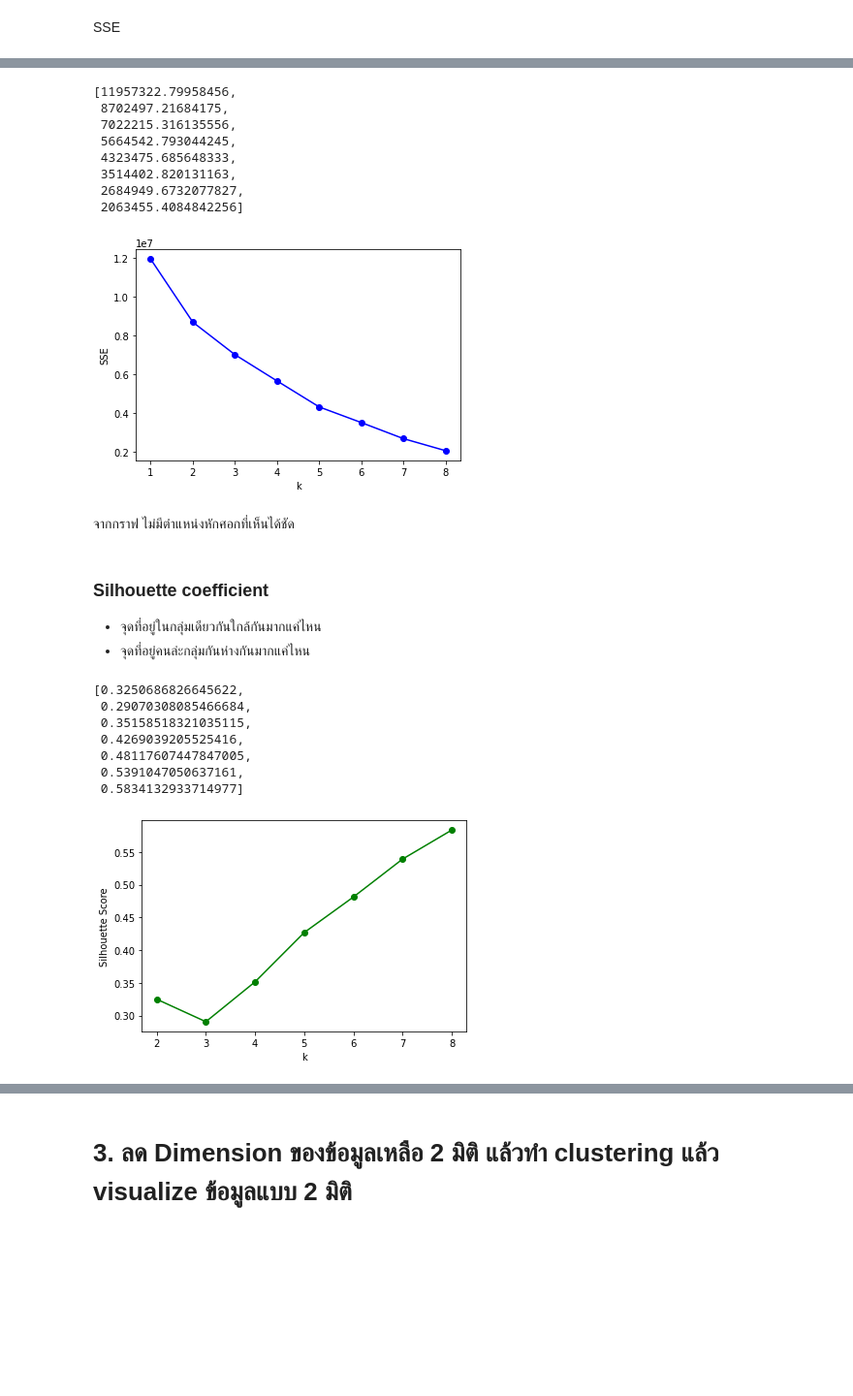
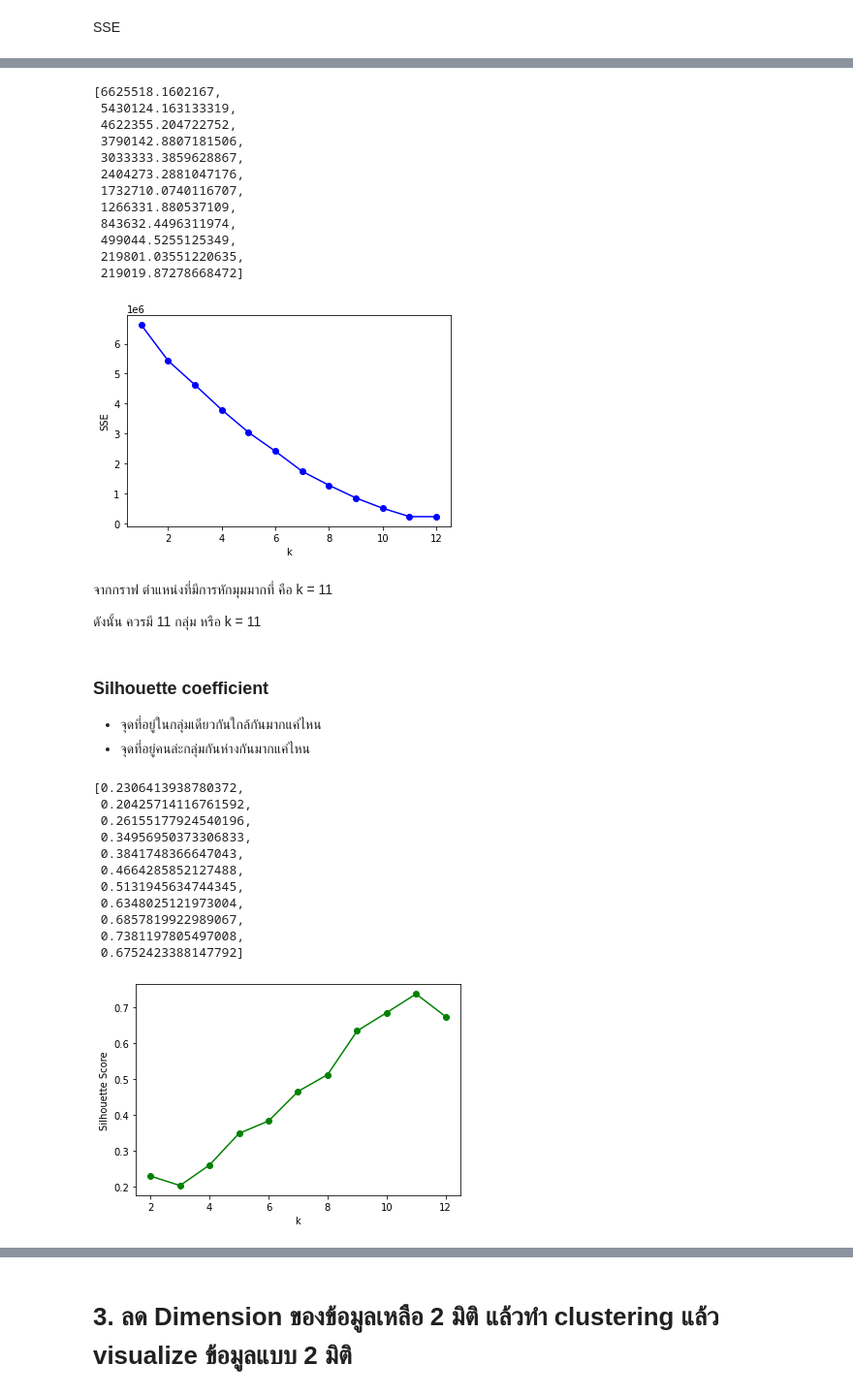
Before and after one commit to jittakorn-ch/multivariate, a Jupyter notebook: Multivariate_Exam.ipynb, the cells around one changed output, grey strips where cells are left out. Shown at 97% size. Saved outputs shown, nothing was run; the diff lists cells and outputs as text; code cells hidden in the pictures; blank space fills up the shorter version.

```diff
--- a/Multivariate_Exam.ipynb
+++ b/Multivariate_Exam.ipynb
@@ -80,0 +89,3 @@ row = 23 column = 21 corrcoef = 1.0
+# %%
+Data_dropped = Data.iloc[:,0:-2]            ### ลบคอลัมน์ 22 กับ 23 ออก
+Data_dropped
@@ -95,7 +120,7 @@ kmeans = KMeans(random_state=1313)        ### กำหนดให้ KMeans
 # %% [markdown]
 ### Fit-tranform
 # %%
-kmeans.fit(Data)          ### คำนวณหา จุด cluster centers ของข้อมูล Data ด้วยวิธี K-means clustering
+kmeans.fit(Data_dropped)          ### คำนวณหา จุด cluster centers ของข้อมูล Data ด้วยวิธี K-means clustering
 # %% [output]
 KMeans(algorithm='auto', copy_x=True, init='k-means++', max_iter=300,
        n_clusters=8, n_init=10, n_jobs=None, precompute_distances='auto',
@@ -157,29 +184,35 @@ kmeans.inertia_                      ### SSE (Sum of Squared Errors)
 # %%
 SSE = list()                            ### หา SSE ของแต่ล่ะกลุ่ม
-for k in [1,2,3,4,5,6,7,8]:
+for k in [1,2,3,4,5,6,7,8,9,10,11,12]:
   kmeans = KMeans(n_clusters=k, random_state=1313)
-  kmeans.fit(Data)
+  kmeans.fit(Data_dropped)
   SSE.append(kmeans.inertia_)
 # %%
 SSE              ### ค่า SSE ของแต่ล่ะกลุ่ม
 # %% [output]
-[11957322.79958456,
- 8702497.21684175,
- 7022215.316135556,
- 5664542.793044245,
- 4323475.685648333,
- 3514402.820131163,
- 2684949.6732077827,
- 2063455.4084842256]
+[6625518.1602167,
+ 5430124.163133319,
+ 4622355.204722752,
+ 3790142.8807181506,
+ 3033333.3859628867,
+ 2404273.2881047176,
+ 1732710.0740116707,
+ 1266331.880537109,
+ 843632.4496311974,
+ 499044.5255125349,
+ 219801.03551220635,
+ 219019.87278668472]
 # %%
-plt.plot([1,2,3,4,5,6,7,8],SSE,'o-b')              ### พล็อตกราฟ k กับ SSE
+plt.plot([1,2,3,4,5,6,7,8,9,10,11,12],SSE,'o-b')              ### พล็อตกราฟ k กับ SSE
 
 plt.xlabel('k')              ### กำหนดแกน X เป็น k
 plt.ylabel('SSE');           ### กำหนดแกน Y เป็น SSE
 # %% [output]
-[figure, old version]
+[figure, new version]
-# %% [markdown]
-จากกราฟ ไม่มีตำแหน่งหักศอกที่เห็นได้ชัด
+# %% [markdown]
+จากกราฟ ตำแหน่งที่มีการหักมุมมากที่ คือ k = 11
+
+ดังนั้น ควรมี 11 กลุ่ม หรือ k = 11
 # %% [markdown]
 ### **Silhouette coefficient**
 
@@ -189,26 +222,30 @@ plt.ylabel('SSE');           ### กำหนดแกน Y เป็น SSE
 from sklearn import metrics             ### import metrics จาก sklearn
 # %%
 SilH = list()                                    ### หาค่า Silhouette Score
-for k in [2,3,4,5,6,7,8]:                        ### Silhouette Score เป็น 1 ไม่ได้
+for k in [2,3,4,5,6,7,8,9,10,11,12]:                        ### Silhouette Score เป็น 1 ไม่ได้
     kmeans = KMeans(n_clusters=k, random_state=1313)
-    kmeans.fit(Data)
+    kmeans.fit(Data_dropped)
     score = metrics.silhouette_score(Data,kmeans.labels_)
     SilH.append(score)
 # %%
 SilH         ### ค่า Silhouette Score
 # %% [output]
-[0.3250686826645622,
- 0.29070308085466684,
- 0.35158518321035115,
- 0.4269039205525416,
- 0.48117607447847005,
- 0.5391047050637161,
- 0.5834132933714977]
+[0.2306413938780372,
+ 0.20425714116761592,
+ 0.26155177924540196,
+ 0.34956950373306833,
+ 0.3841748366647043,
+ 0.4664285852127488,
+ 0.5131945634744345,
+ 0.6348025121973004,
+ 0.6857819922989067,
+ 0.7381197805497008,
+ 0.6752423388147792]
 # %%
-plt.plot([2,3,4,5,6,7,8],SilH,'o-g')            ### พล็อตกราฟ  k กับ Silhouette Score
+plt.plot([2,3,4,5,6,7,8,9,10,11,12],SilH,'o-g')            ### พล็อตกราฟ  k กับ Silhouette Score
 
 plt.xlabel('k')
 plt.ylabel('Silhouette Score');
 # %% [output]
-[figure, old version]
+[figure, new version]
 # %% [markdown]
```
Also changed, not shown: parts of 18 cells of this notebook.
